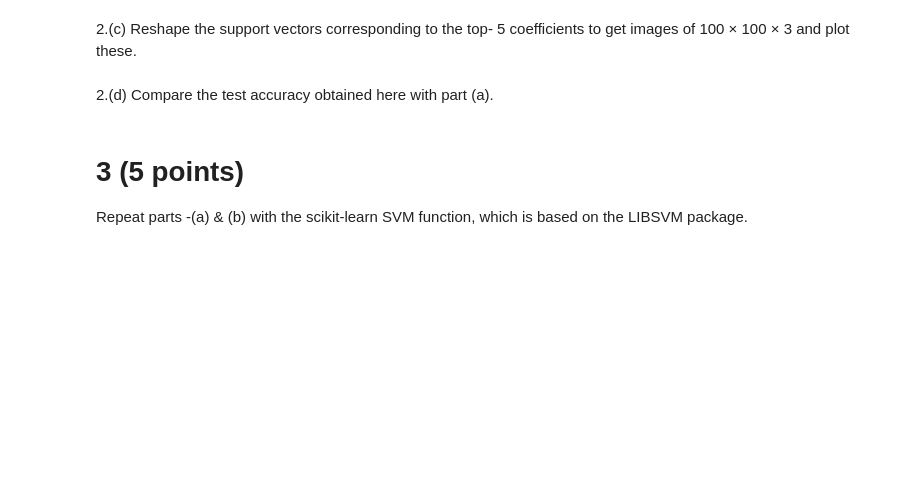
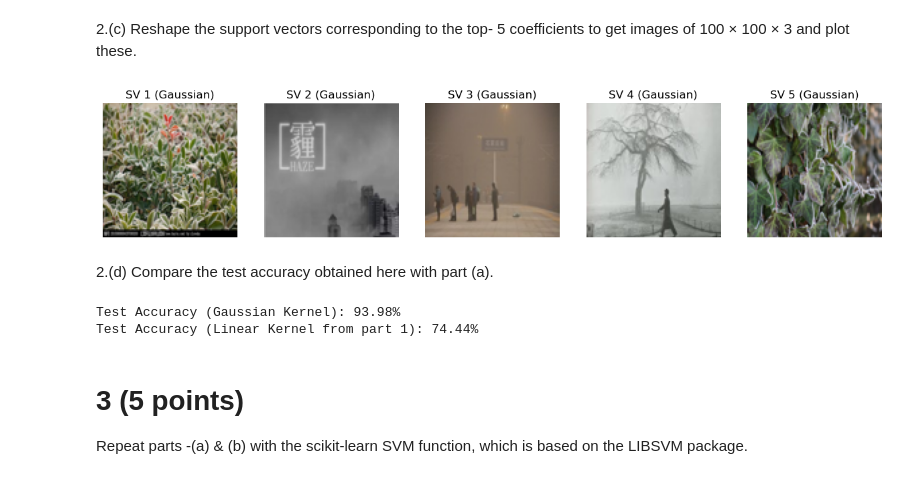
Before and after one commit to Umang-Tripathi/COL774, a Jupyter notebook: Assignment2/Q2/analysis.ipynb, the cells around one changed output. Drawn from its saved outputs; the diff is of its cells as text; code cells hidden in the pictures; blank space fills up the shorter version.

```diff
--- a/Assignment2/Q2/analysis.ipynb
+++ b/Assignment2/Q2/analysis.ipynb
@@ -116,7 +344,25 @@ Again use the CVXOPT package to solve the dual SVM problem using a Gaussian kern
 # %% [markdown]
 2.(c) Reshape the support vectors corresponding to the top- 5 coefficients to get images of 100 × 100 × 3 and plot these.
+# %%
+# Reshape & Plot Top-5 Support Vectors
+top_5_sv_gaussian = svm_gaussian.support_vectors[:5].reshape(-1, 100, 100, 3)
+fig, axes = plt.subplots(1, 5, figsize=(15, 5))
+for i, ax in enumerate(axes):
+    ax.imshow(top_5_sv_gaussian[i])
+    ax.set_title(f"SV {i+1} (Gaussian)")
+    ax.axis("off")
+plt.show()
+# %% [output]
+[figure, added]
 # %% [markdown]
 2.(d) Compare the test accuracy obtained here with part (a).
+# %%
+
+print(f"Test Accuracy (Gaussian Kernel): {accuracy_gaussian:.2f}%")
+print(f"Test Accuracy (Linear Kernel from part 1): {accuracy:.2f}%")
+# %% [output]
+Test Accuracy (Gaussian Kernel): 93.98%
+Test Accuracy (Linear Kernel from part 1): 74.44%
 # %% [markdown]
 # 3 (5 points)
 Repeat parts -(a) & (b) with the scikit-learn SVM function, which is based on the LIBSVM package.
```
Also changed, not shown: parts of 35 cells of this notebook, 9 other files.
